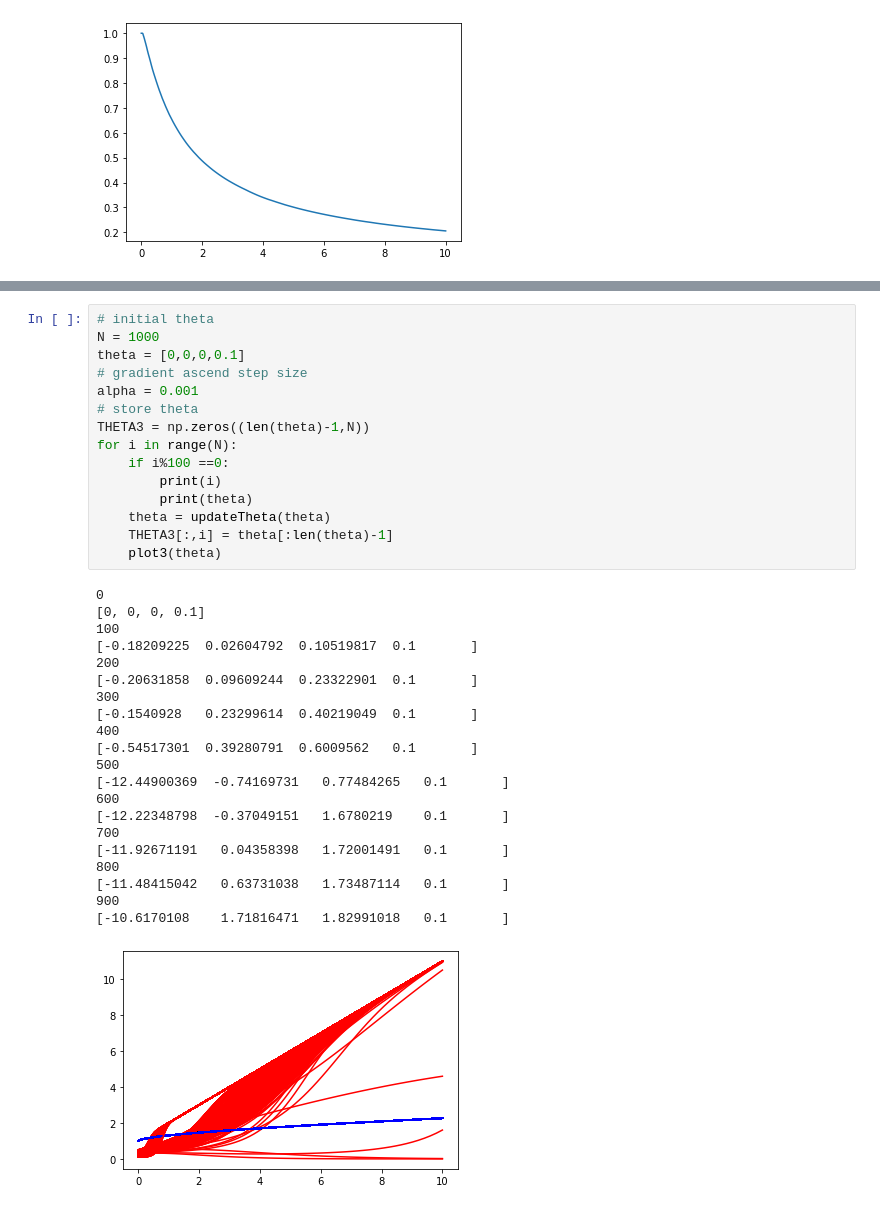
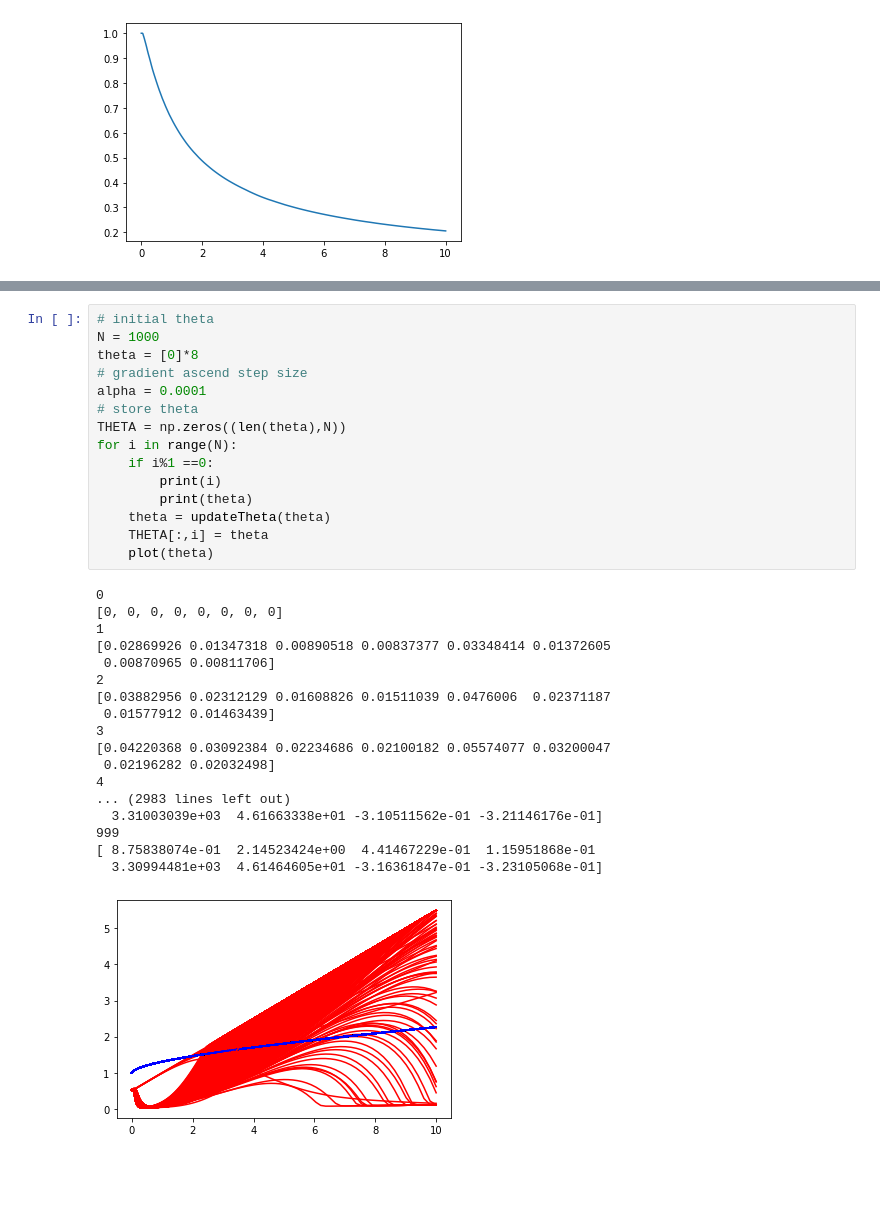
Before and after one commit to dongxulee/lifeCycle, a Jupyter notebook: 20210115/logisticPolicy.ipynb, the cells around one changed output, grey strips where cells are left out. Saved outputs shown, nothing was run; the diff lists cells and outputs as text; blank space fills up the shorter version.

```diff
--- a/20210115/logisticPolicy.ipynb
+++ b/20210115/logisticPolicy.ipynb
@@ -127,38 +154,35 @@ def plot3(theta):
 # %%
 # initial theta
 N = 1000
-theta = [0,0,0,0.1]
+theta = [0]*8
 # gradient ascend step size
-alpha = 0.001
+alpha = 0.0001
 # store theta
-THETA3 = np.zeros((len(theta)-1,N))
+THETA = np.zeros((len(theta),N))
 for i in range(N):
-    if i%100 ==0:
+    if i%1 ==0:
         print(i)
         print(theta)
     theta = updateTheta(theta)
-    THETA3[:,i] = theta[:len(theta)-1]
-    plot3(theta)
+    THETA[:,i] = theta
+    plot(theta)
 # %% [output]
 0
-[0, 0, 0, 0.1]
-100
-[-0.18209225  0.02604792  0.10519817  0.1       ]
-200
-[-0.20631858  0.09609244  0.23322901  0.1       ]
-300
-[-0.1540928   0.23299614  0.40219049  0.1       ]
-400
-[-0.54517301  0.39280791  0.6009562   0.1       ]
-500
-[-12.44900369  -0.74169731   0.77484265   0.1       ]
-600
-[-12.22348798  -0.37049151   1.6780219    0.1       ]
-700
-[-11.92671191   0.04358398   1.72001491   0.1       ]
-800
-[-11.48415042   0.63731038   1.73487114   0.1       ]
-900
-[-10.6170108    1.71816471   1.82991018   0.1       ]
+[0, 0, 0, 0, 0, 0, 0, 0]
+1
+[0.02869926 0.01347318 0.00890518 0.00837377 0.03348414 0.01372605
+ 0.00870965 0.00811706]
+2
+[0.03882956 0.02312129 0.01608826 0.01511039 0.0476006  0.02371187
+ 0.01577912 0.01463439]
+3
+[0.04220368 0.03092384 0.02234686 0.02100182 0.05574077 0.03200047
+ 0.02196282 0.02032498]
+4
+... (2983 lines left out)
+  3.31003039e+03  4.61663338e+01 -3.10511562e-01 -3.21146176e-01]
+999
+[ 8.75838074e-01  2.14523424e+00  4.41467229e-01  1.15951868e-01
+  3.30994481e+03  4.61464605e+01 -3.16361847e-01 -3.23105068e-01]
-[figure, old version]
+[figure, new version]
 # %%
```
Also changed, not shown: parts of 20 cells of this notebook, 2 other files.
